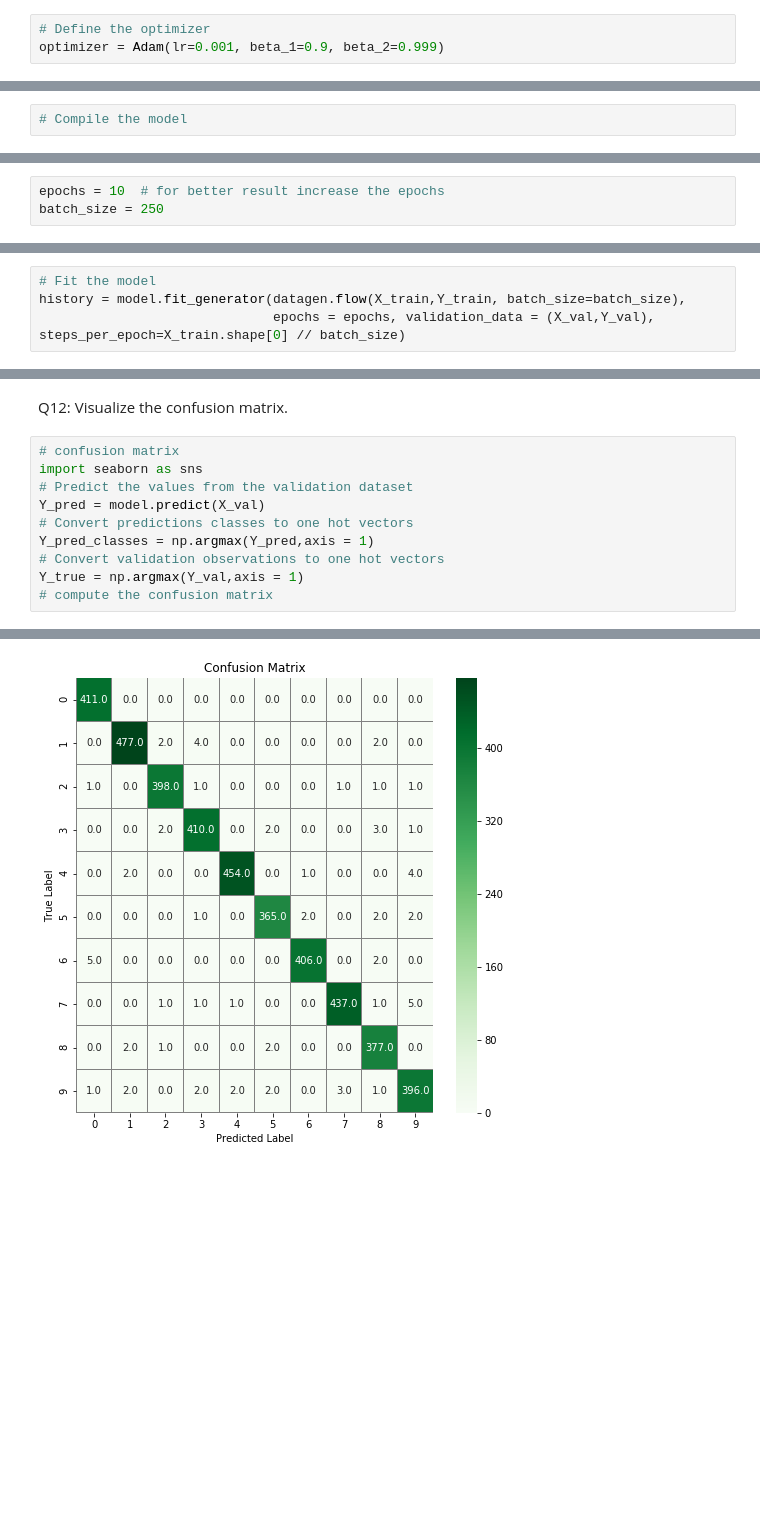
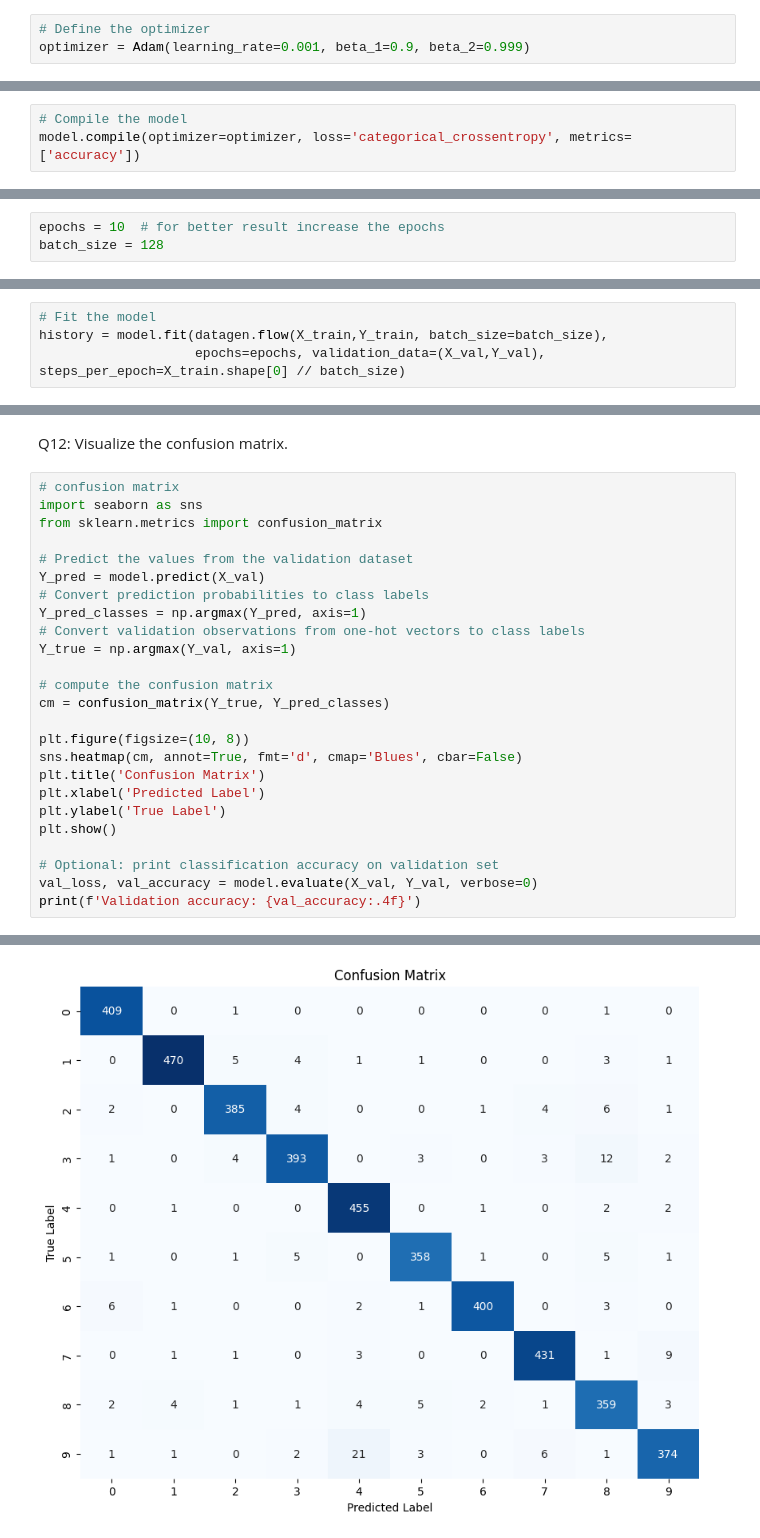
Before and after one commit to muneymo/Complementary-TP, a Jupyter notebook: TP4/TP_CNN.ipynb, the cells around one changed output, grey strips where cells are left out. Drawn from its saved outputs; the diff is of its cells as text; blank space fills up the shorter version.

```diff
--- a/TP4/TP_CNN.ipynb
+++ b/TP4/TP_CNN.ipynb
@@ -218,7 +225,7 @@ ValueError: Argument `name` must be a string and cannot contain character `/`. R
 We define the optimizer with the learning rate.
 # %%
 # Define the optimizer
-optimizer = Adam(lr=0.001, beta_1=0.9, beta_2=0.999)
+optimizer = Adam(learning_rate=0.001, beta_1=0.9, beta_2=0.999)
 # %% [markdown]
 <a id="13"></a>
 ### Compile Model
@@ -229,6 +236,7 @@ optimizer = Adam(lr=0.001, beta_1=0.9, beta_2=0.999)
 Q9: Compile the model using model.compile, choose the predefined optimizer, the "categprical_crossentropy", and the accuracy as metrics.
 # %%
 # Compile the model
+model.compile(optimizer=optimizer, loss='categorical_crossentropy', metrics=['accuracy'])
 # %% [markdown]
 <a id="14"></a>
 ### Epochs and Batch Size
@@ -236,7 +244,7 @@ Q9: Compile the model using model.compile, choose the predefined optimizer, the
 * reference: https://stackoverflow.com/questions/4752626/epoch-vs-iteration-when-training-neural-networks
 # %%
 epochs = 10  # for better result increase the epochs
-batch_size = 250
+batch_size = 128
 # %% [markdown]
 <a id="15"></a>
 ### Data Augmentation
@@ -267,5 +275,5 @@ datagen.fit(X_train)
 Q10: Fit the model and explain the pertinence of each paaremeter.
 # %%
 # Fit the model
-history = model.fit_generator(datagen.flow(X_train,Y_train, batch_size=batch_size),
-                              epochs = epochs, validation_data = (X_val,Y_val), steps_per_epoch=X_train.shape[0] // batch_size)
+history = model.fit(datagen.flow(X_train,Y_train, batch_size=batch_size),
+                    epochs=epochs, validation_data=(X_val,Y_val), steps_per_epoch=X_train.shape[0] // batch_size)
@@ -276,11 +323,26 @@ Q12: Visualize the confusion matrix.
 # %%
 # confusion matrix
 import seaborn as sns
+from sklearn.metrics import confusion_matrix
+
 # Predict the values from the validation dataset
 Y_pred = model.predict(X_val)
-# Convert predictions classes to one hot vectors
-Y_pred_classes = np.argmax(Y_pred,axis = 1)
-# Convert validation observations to one hot vectors
-Y_true = np.argmax(Y_val,axis = 1)
+# Convert prediction probabilities to class labels
+Y_pred_classes = np.argmax(Y_pred, axis=1)
+# Convert validation observations from one-hot vectors to class labels
+Y_true = np.argmax(Y_val, axis=1)
+
 # compute the confusion matrix
+cm = confusion_matrix(Y_true, Y_pred_classes)
+
+plt.figure(figsize=(10, 8))
+sns.heatmap(cm, annot=True, fmt='d', cmap='Blues', cbar=False)
+plt.title('Confusion Matrix')
+plt.xlabel('Predicted Label')
+plt.ylabel('True Label')
+plt.show()
+
+# Optional: print classification accuracy on validation set
+val_loss, val_accuracy = model.evaluate(X_val, Y_val, verbose=0)
+print(f'Validation accuracy: {val_accuracy:.4f}')
 # %% [output]
@@ -287 +350 @@ Y_true = np.argmax(Y_val,axis = 1)
-[figure, old version]
+[figure, new version]
```
Also changed, not shown: parts of 10 cells of this notebook.
